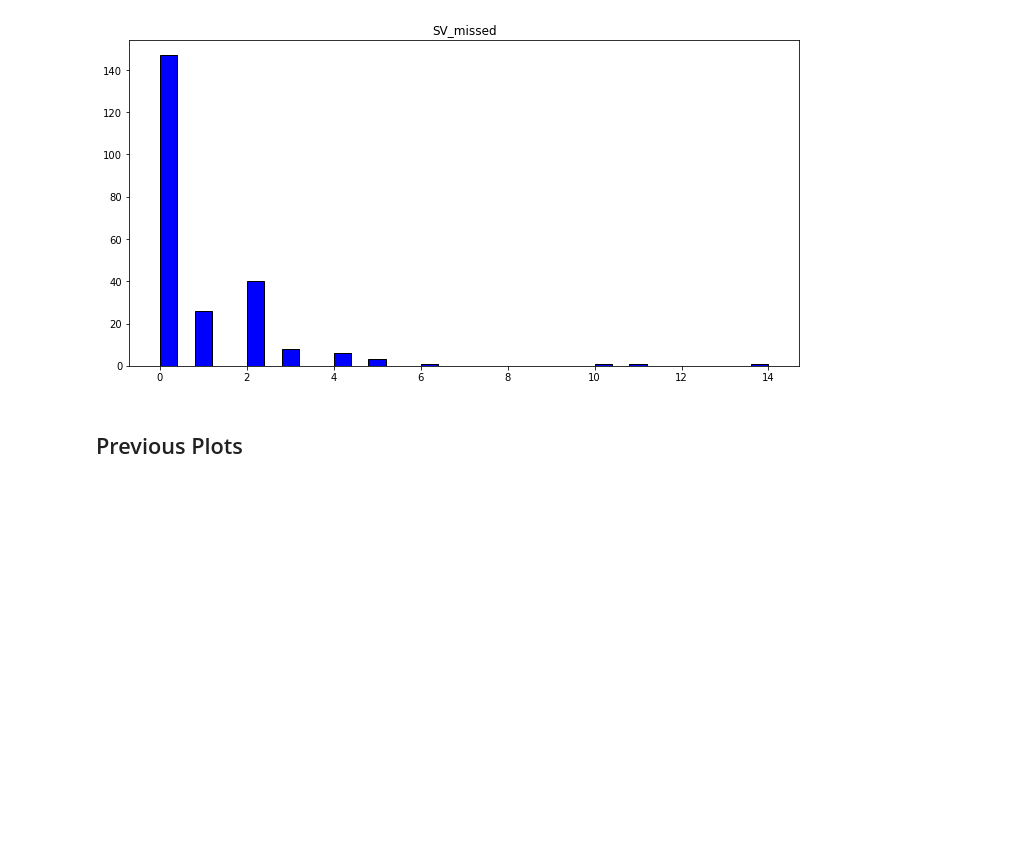
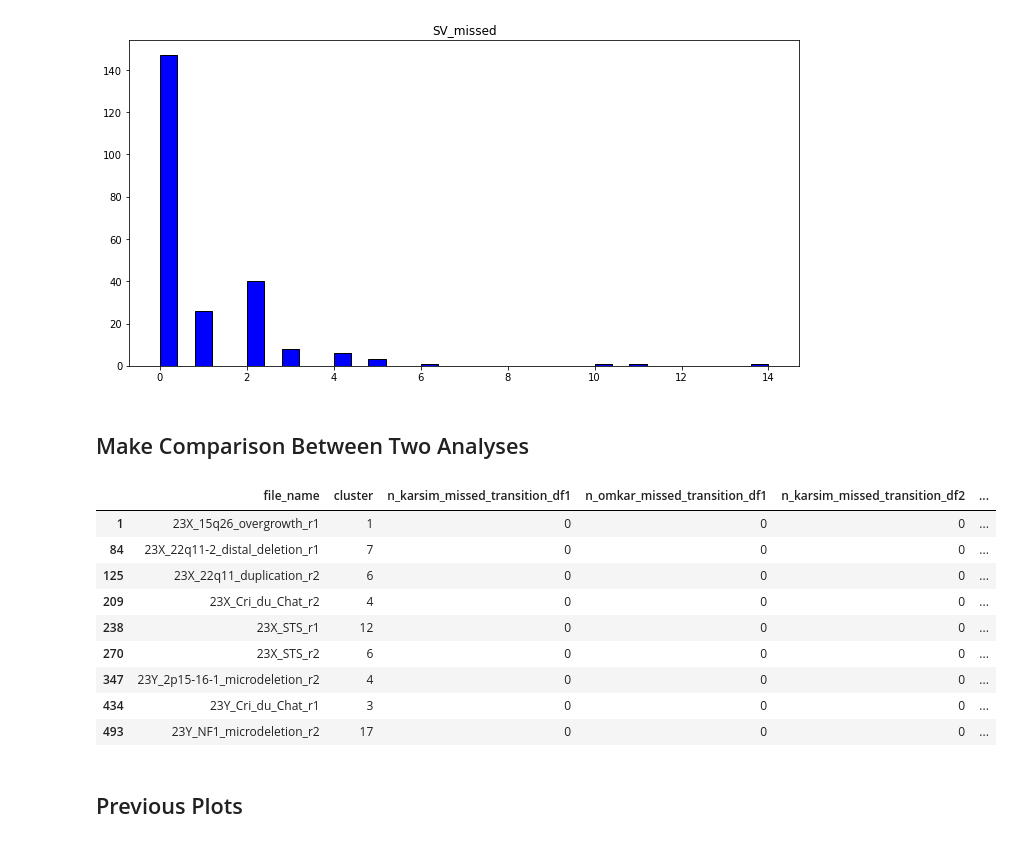
Before and after one commit to Zhaoyang-Jia/KarComparator, a Jupyter notebook: new_data_files/extract_statistics.ipynb, the cells around one changed output. Drawn from its saved outputs; the diff is of its cells as text; code cells hidden in the pictures; blank space fills up the shorter version.

```diff
--- a/new_data_files/extract_statistics.ipynb
+++ b/new_data_files/extract_statistics.ipynb
@@ -248,6 +248,31 @@ plt.savefig('/media/zhaoyang-new/workspace/KarSim/KarComparator/figures_v2/SV_mi
 # %% [output]
 FileNotFoundError: [Errno 2] No such file or directory: '/media/zhaoyang-new/workspace/KarSim/KarComparator/figures_v2/SV_missed_v3_d500k.png'
 [figure]
+# %% [markdown]
+## Make Comparison Between Two Analyses
+# %%
+df1 = pd.read_csv('/media/zhaoyang-new/workspace/KarSim/KarComparator/032924_analyses.csv')
+df2 = pd.read_csv('/media/zhaoyang-new/workspace/KarSim/KarComparator/032924_v2_analyses.csv')
+
+df1 = df1[['file_name', 'cluster', 'n_karsim_missed_transition', 'n_omkar_missed_transition']]
+df2 = df2[['file_name', 'cluster', 'n_karsim_missed_transition', 'n_omkar_missed_transition']]
+# %%
+merged_df = pd.merge(df1, df2, on=['file_name', 'cluster'], suffixes=('_df1', '_df2'))
+# %%
+problematic_df = merged_df[merged_df['n_omkar_missed_transition_df1'] != merged_df['n_omkar_missed_transition_df2']]
+# %%
+problematic_df
+# %% [output]
+|  | file_name | cluster | n_karsim_missed_transition_df1 | n_omkar_missed_transition_df1 | n_karsim_missed_transition_df2 | ... |
+| 1 | 23X_15q26_overgrowth_r1 | 1 | 0 | 0 | 0 | ... |
+| 84 | 23X_22q11-2_distal_deletion_r1 | 7 | 0 | 0 | 0 | ... |
+| 125 | 23X_22q11_duplication_r2 | 6 | 0 | 0 | 0 | ... |
+| 209 | 23X_Cri_du_Chat_r2 | 4 | 0 | 0 | 0 | ... |
+| 238 | 23X_STS_r1 | 12 | 0 | 0 | 0 | ... |
+| 270 | 23X_STS_r2 | 6 | 0 | 0 | 0 | ... |
+| 347 | 23Y_2p15-16-1_microdeletion_r2 | 4 | 0 | 0 | 0 | ... |
+| 434 | 23Y_Cri_du_Chat_r1 | 3 | 0 | 0 | 0 | ... |
+| 493 | 23Y_NF1_microdeletion_r2 | 17 | 0 | 0 | 0 | ... |
 # %% [markdown]
 ## Previous Plots
 # %%
```
Also changed, not shown: parts of 4 cells of this notebook, 23 other files.
